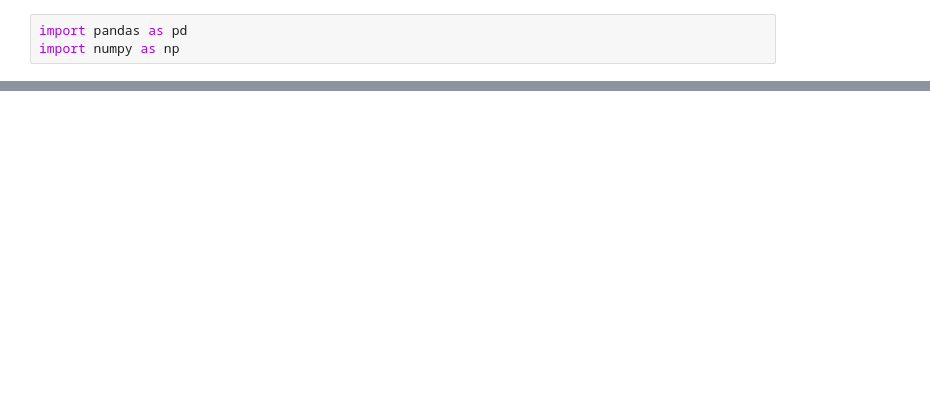
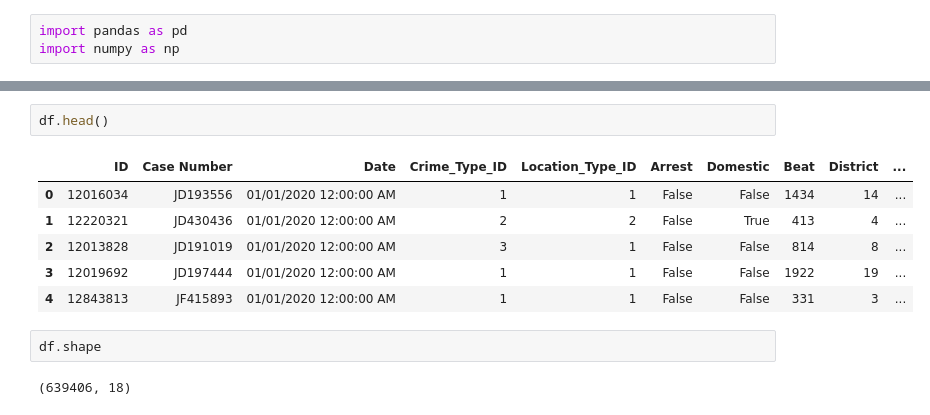
Before and after one commit to tKaiB/Capstone_Chicago, a Jupyter notebook: Cap_Chicago_Crime.ipynb, the cells around one changed output, grey strips where cells are left out. Cells and saved outputs as stored; diff of their text form; blank space fills up the shorter version.

```diff
--- a/Cap_Chicago_Crime.ipynb
+++ b/Cap_Chicago_Crime.ipynb
@@ -36,0 +47,13 @@ df
+# %%
+df.head()
+# %% [output]
+|  | ID | Case Number | Date | Crime_Type_ID | Location_Type_ID | Arrest | Domestic | Beat | District | ... |
+| 0 | 12016034 | JD193556 | 01/01/2020 12:00:00 AM | 1 | 1 | False | False | 1434 | 14 | ... |
+| 1 | 12220321 | JD430436 | 01/01/2020 12:00:00 AM | 2 | 2 | False | True | 413 | 4 | ... |
+| 2 | 12013828 | JD191019 | 01/01/2020 12:00:00 AM | 3 | 1 | False | False | 814 | 8 | ... |
+| 3 | 12019692 | JD197444 | 01/01/2020 12:00:00 AM | 1 | 1 | False | False | 1922 | 19 | ... |
+| 4 | 12843813 | JF415893 | 01/01/2020 12:00:00 AM | 1 | 1 | False | False | 331 | 3 | ... |
+# %%
+df.shape
+# %% [output]
+(639406, 18)
```
Also changed, not shown: parts of 28 cells of this notebook.
